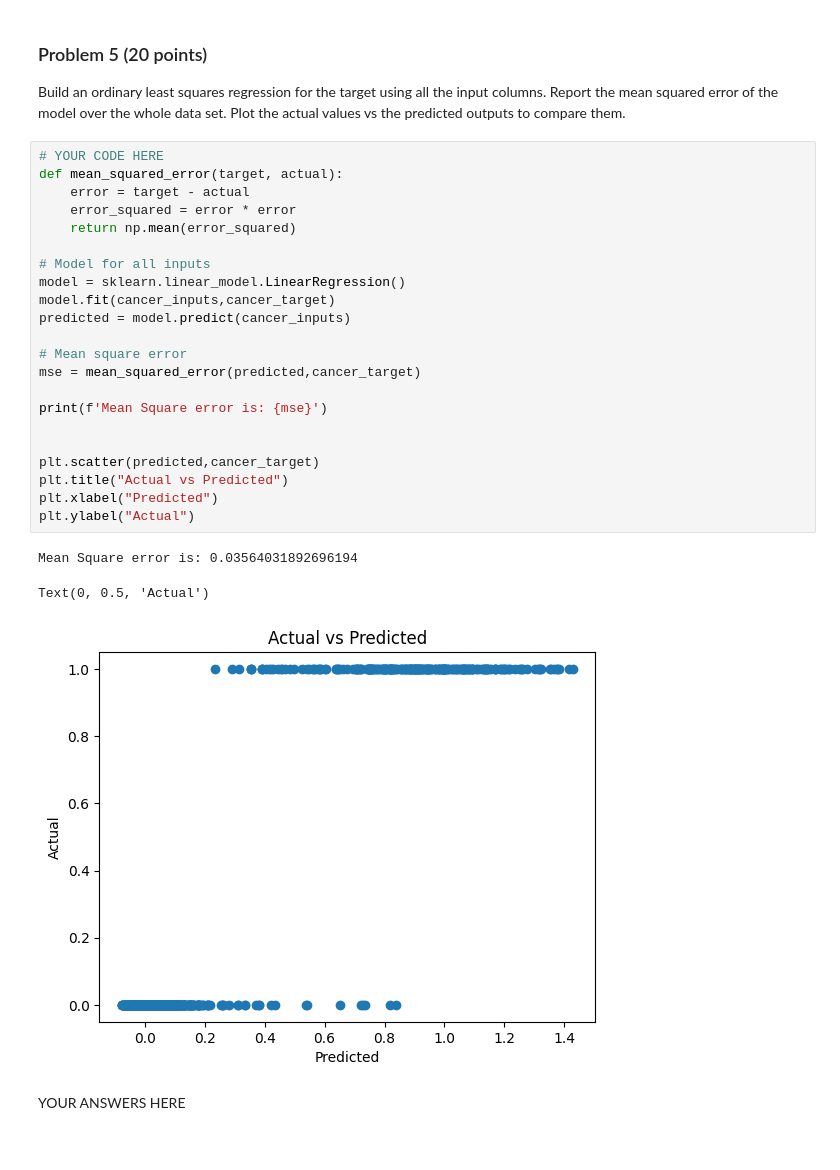
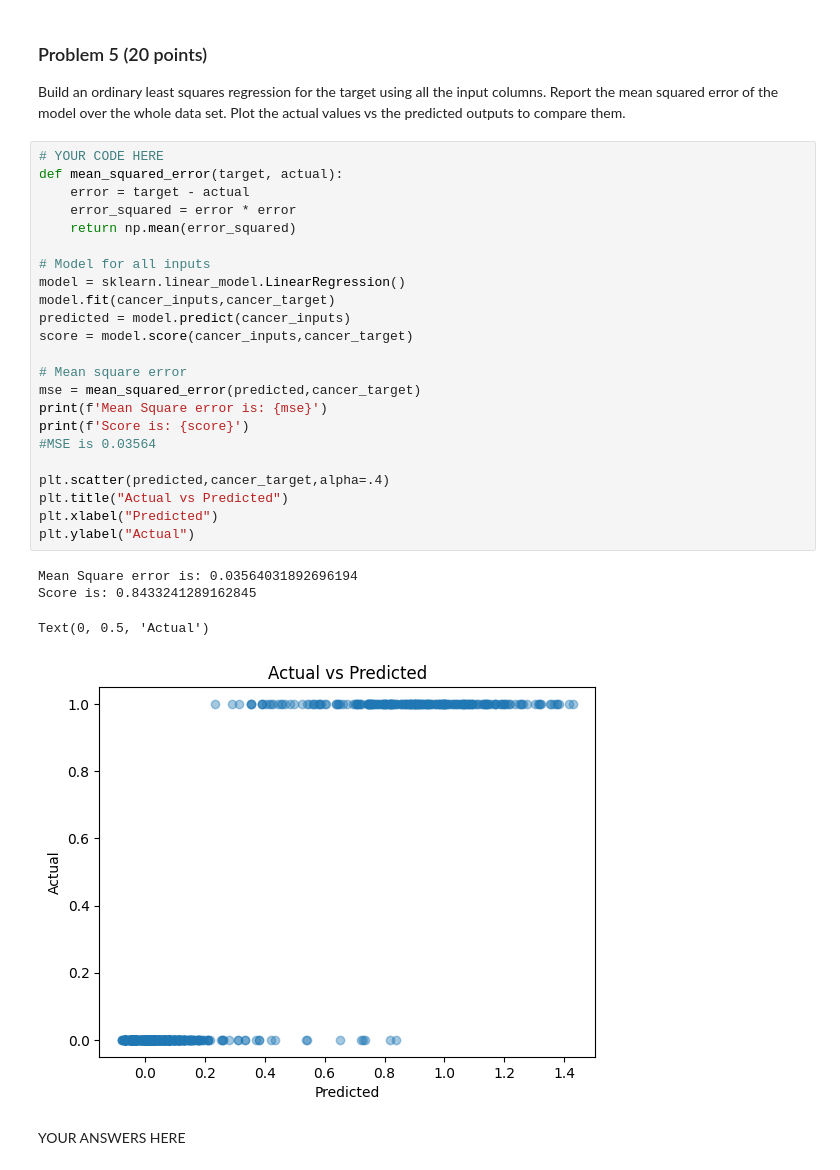
Before and after one commit to AL-Holmes/dx601-final-project, a Jupyter notebook: project.ipynb, the cells around one changed output. Cells and saved outputs as stored; diff of their text form.

```diff
--- a/project.ipynb
+++ b/project.ipynb
@@ -182,29 +181,31 @@ Plot the actual values vs the predicted outputs to compare them.
 # %%
 # YOUR CODE HERE
 def mean_squared_error(target, actual):
     error = target - actual
     error_squared = error * error
     return np.mean(error_squared)
 
 # Model for all inputs
 model = sklearn.linear_model.LinearRegression()
 model.fit(cancer_inputs,cancer_target)
 predicted = model.predict(cancer_inputs)
+score = model.score(cancer_inputs,cancer_target)
 
 # Mean square error
 mse = mean_squared_error(predicted,cancer_target)
+print(f'Mean Square error is: {mse}')
+print(f'Score is: {score}')
+#MSE is 0.03564
 
-print(f'Mean Square error is: {mse}')
-
-
-plt.scatter(predicted,cancer_target)
+plt.scatter(predicted,cancer_target,alpha=.4)
 plt.title("Actual vs Predicted")
 plt.xlabel("Predicted")
 plt.ylabel("Actual")
 # %% [output]
 Mean Square error is: 0.03564031892696194
+Score is: 0.8433241289162845
 Text(0, 0.5, 'Actual')
-[figure, old version]
+[figure, new version]
 # %% [markdown]
 YOUR ANSWERS HERE
 # %% [markdown]
```
Also changed, not shown: parts of 9 cells of this notebook.
